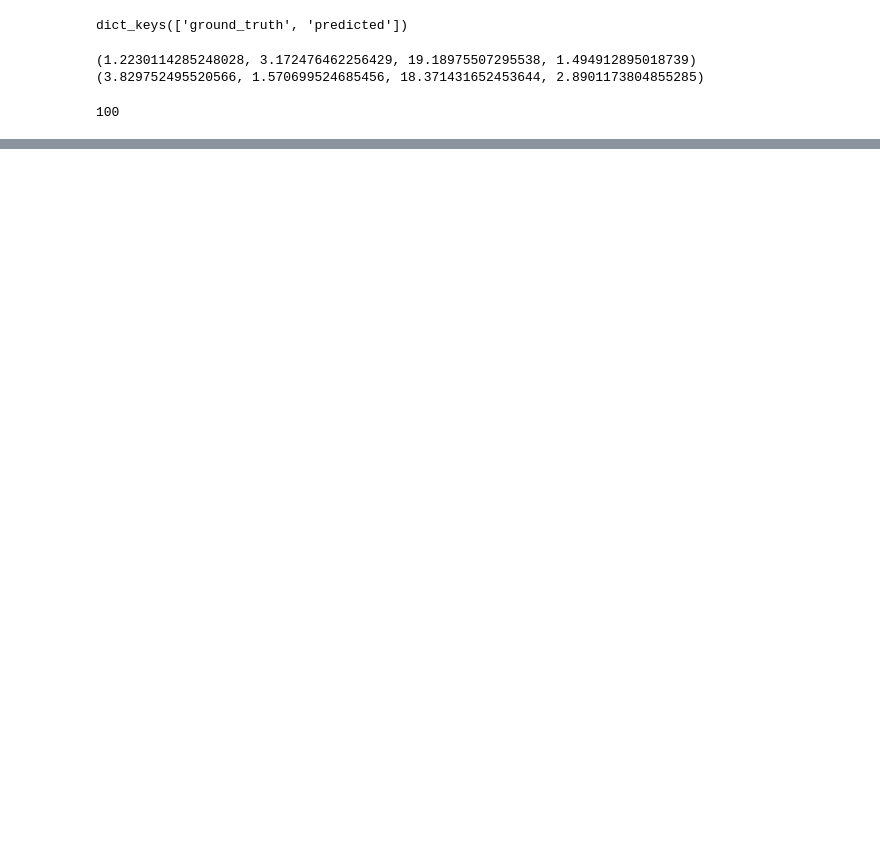
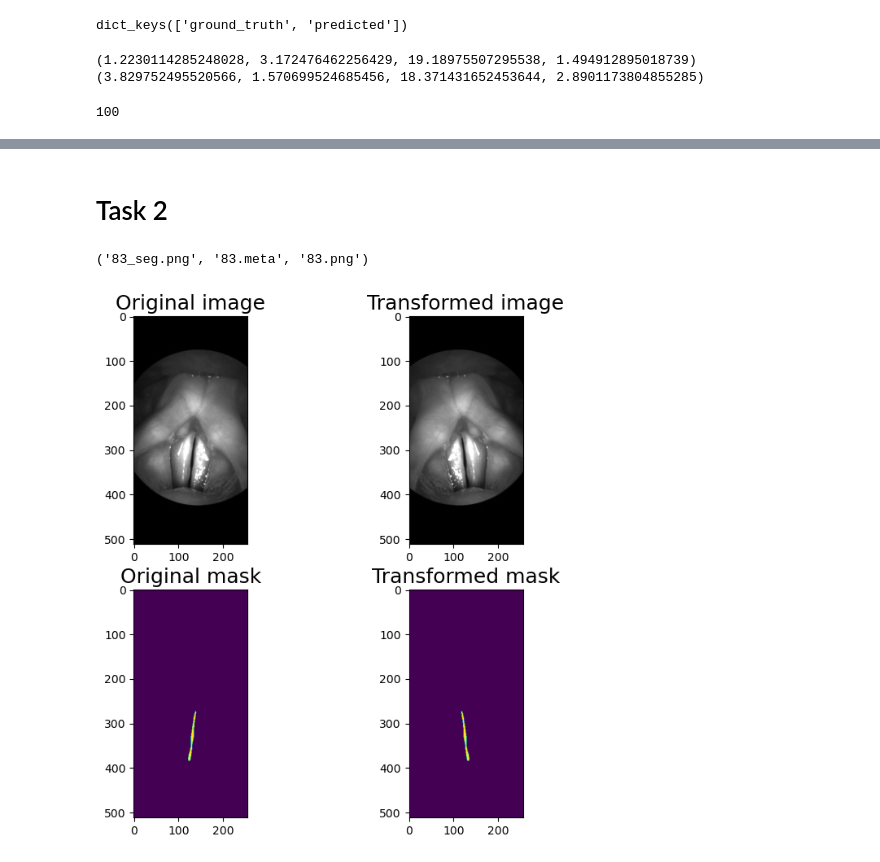
Before and after one commit to KavileBhagavathi/DSSS_Scripts, a Jupyter notebook: Assignment6/Assignment6.ipynb, the cells around one changed output, grey strips where cells are left out. Saved outputs shown, nothing was run; the diff lists cells and outputs as text; code cells hidden in the pictures; blank space fills up the shorter version.

```diff
--- a/Assignment6/Assignment6.ipynb
+++ b/Assignment6/Assignment6.ipynb
@@ -94,0 +120,2 @@ array([0.   , 0.001, 0.012, 0.029, 0.035, 0.042, 0.053, 0.055, 0.056,
+# %% [markdown]
+# Task 2
@@ -94,0 +155,23 @@ array([0.   , 0.001, 0.012, 0.029, 0.035, 0.042, 0.053, 0.055, 0.056,
+# %%
+def visualize(image, mask, original_image=None, original_mask=None):
+    fontsize = 18
+
+    if original_image is None and original_mask is None:
+        f, ax = plt.subplots(2, 1, figsize=(8, 8))
+
+        ax[0].imshow(image)
+        ax[1].imshow(mask)
+    else:
+        f, ax = plt.subplots(2, 2, figsize=(8, 8))
+
+        ax[0, 0].imshow(original_image)
+        ax[0, 0].set_title('Original image', fontsize=fontsize)
+
+        ax[1, 0].imshow(original_mask)
+        ax[1, 0].set_title('Original mask', fontsize=fontsize)
+
+        ax[0, 1].imshow(image)
+        ax[0, 1].set_title('Transformed image', fontsize=fontsize)
+
+        ax[1, 1].imshow(mask)
+        ax[1, 1].set_title('Transformed mask', fontsize=fontsize)
@@ -94,0 +186,18 @@ array([0.   , 0.001, 0.012, 0.029, 0.035, 0.042, 0.053, 0.055, 0.056,
+# %%
+req_seg, req_meta, req_png
+# %% [output]
+('83_seg.png', '83.meta', '83.png')
+# %%
+image = mpimg.imread(f"D:/Personal/personal/pythonproj/DSSS/DSSS_Scripts/Mini_BAGLS_dataset/Mini_BAGLS_dataset/{req_png}")
+mask = mpimg.imread(f"D:/Personal/personal/pythonproj/DSSS/DSSS_Scripts/Mini_BAGLS_dataset/Mini_BAGLS_dataset/{req_seg}")
+# %%
+aug = A.HorizontalFlip(p=1)
+
+augmented = aug(image=image, mask=mask)
+
+image_h_flipped = augmented['image']
+mask_h_flipped = augmented['mask']
+
+visualize(image_h_flipped, mask_h_flipped, original_image=image, original_mask=mask)
+# %% [output]
+[figure, added]
```
Also changed, not shown: parts of 16 cells of this notebook, 1 other file.
